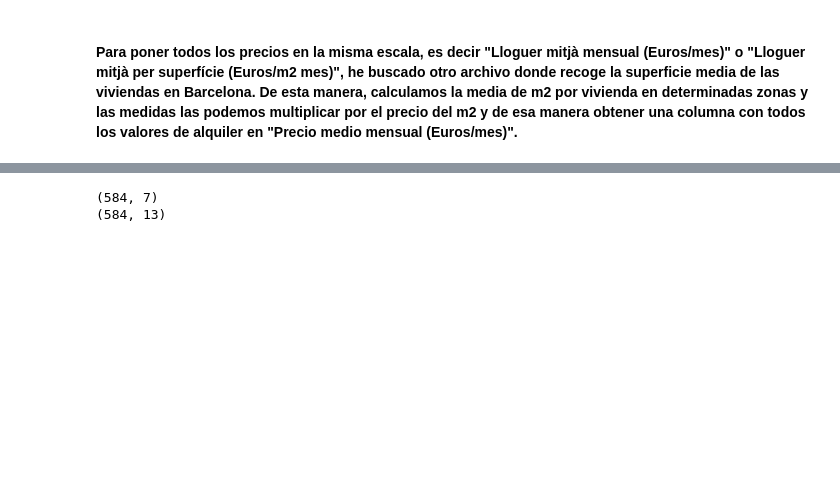
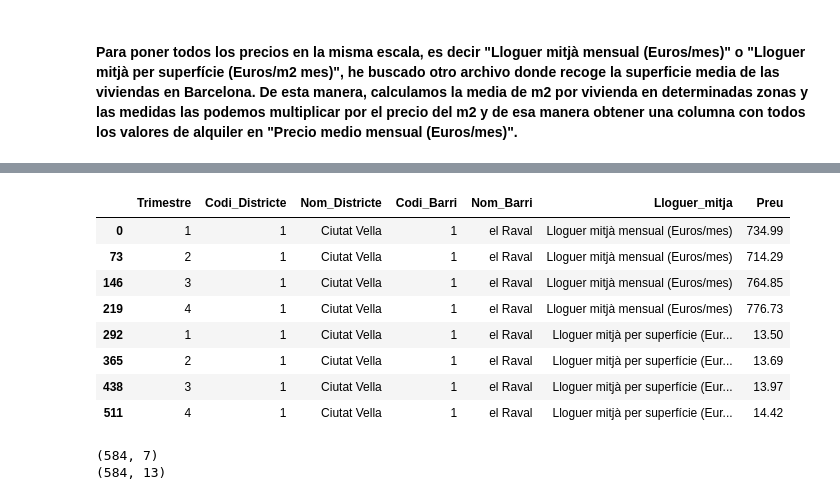
Before and after one commit to Sergiochueco/Hackato_JUMP2DIGITAL, a Jupyter notebook: EDA.ipynb, the cells around one changed output, grey strips where cells are left out. Drawn from its saved outputs; the diff is of its cells as text; code cells hidden in the pictures; blank space fills up the shorter version.

```diff
--- a/EDA.ipynb
+++ b/EDA.ipynb
@@ -333,3 +383,15 @@ Index(['Trimestre', 'Codi_Districte', 'Nom_Districte', 'Codi_Barri',
+# %%
+df_lloguer[(df_lloguer['Codi_Barri']==1)&(df_lloguer['Codi_Districte']==1)]
+# %% [output]
+|  | Trimestre | Codi_Districte | Nom_Districte | Codi_Barri | Nom_Barri | Lloguer_mitja | Preu |
+| 0 | 1 | 1 | Ciutat Vella | 1 | el Raval | Lloguer mitjà mensual (Euros/mes) | 734.99 |
+| 73 | 2 | 1 | Ciutat Vella | 1 | el Raval | Lloguer mitjà mensual (Euros/mes) | 714.29 |
+| 146 | 3 | 1 | Ciutat Vella | 1 | el Raval | Lloguer mitjà mensual (Euros/mes) | 764.85 |
+| 219 | 4 | 1 | Ciutat Vella | 1 | el Raval | Lloguer mitjà mensual (Euros/mes) | 776.73 |
+| 292 | 1 | 1 | Ciutat Vella | 1 | el Raval | Lloguer mitjà per superfície (Eur... | 13.50 |
+| 365 | 2 | 1 | Ciutat Vella | 1 | el Raval | Lloguer mitjà per superfície (Eur... | 13.69 |
+| 438 | 3 | 1 | Ciutat Vella | 1 | el Raval | Lloguer mitjà per superfície (Eur... | 13.97 |
+| 511 | 4 | 1 | Ciutat Vella | 1 | el Raval | Lloguer mitjà per superfície (Eur... | 14.42 |
 # %%
 print(df_lloguer.shape) #Para comprobar que no hace un cartesiano medimos el tamaño antes y después
 
```
Also changed, not shown: parts of 15 cells of this notebook.
